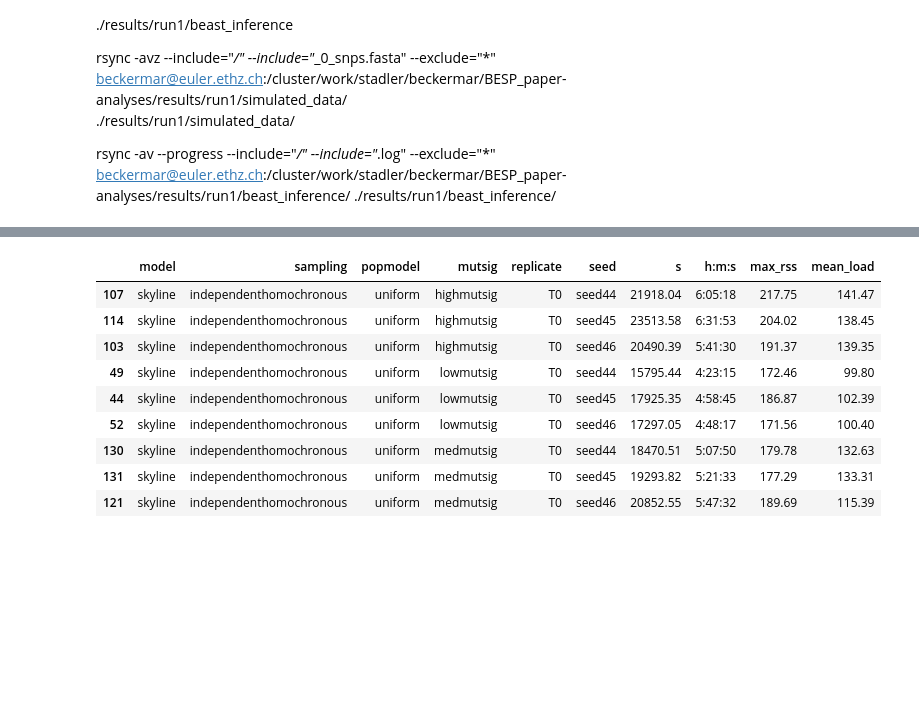
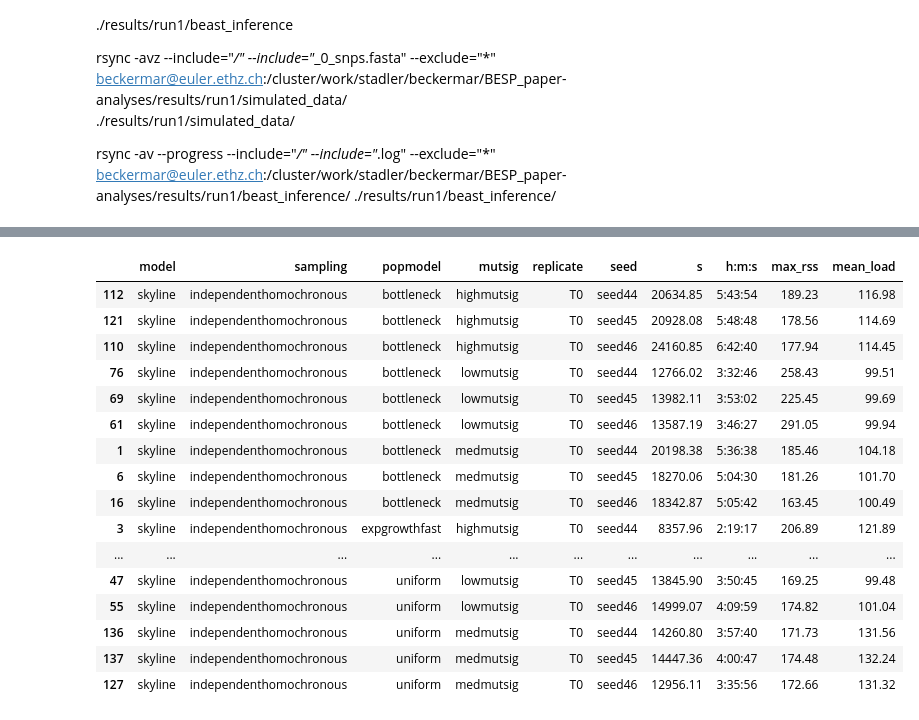
Before and after one commit to marie3003/BESP_paper-analyses, a Jupyter notebook: workflows/population_models.ipynb, the cells around one changed output, grey strips where cells are left out. Saved outputs shown, nothing was run; the diff lists cells and outputs as text; code cells hidden in the pictures; blank space fills up the shorter version.

```diff
--- a/workflows/population_models.ipynb
+++ b/workflows/population_models.ipynb
@@ -287,16 +287,23 @@ runtime_summary.groupby(["model", "sampling", "popmodel", "mutsig"])["max_rss"].
 # %%
-runtime_summary.sort_values(['model', 'sampling', 'popmodel', 'mutsig', 'replicate', 'seed'])[96:105]
+runtime_summary.sort_values(['model', 'sampling', 'popmodel', 'mutsig', 'replicate', 'seed'])[72:108]
 # %% [output]
 |  | model | sampling | popmodel | mutsig | replicate | seed | s | h:m:s | max_rss | mean_load |
-| 107 | skyline | independenthomochronous | uniform | highmutsig | T0 | seed44 | 21918.04 | 6:05:18 | 217.75 | 141.47 |
-| 114 | skyline | independenthomochronous | uniform | highmutsig | T0 | seed45 | 23513.58 | 6:31:53 | 204.02 | 138.45 |
-| 103 | skyline | independenthomochronous | uniform | highmutsig | T0 | seed46 | 20490.39 | 5:41:30 | 191.37 | 139.35 |
-| 49 | skyline | independenthomochronous | uniform | lowmutsig | T0 | seed44 | 15795.44 | 4:23:15 | 172.46 | 99.80 |
-| 44 | skyline | independenthomochronous | uniform | lowmutsig | T0 | seed45 | 17925.35 | 4:58:45 | 186.87 | 102.39 |
-| 52 | skyline | independenthomochronous | uniform | lowmutsig | T0 | seed46 | 17297.05 | 4:48:17 | 171.56 | 100.40 |
-| 130 | skyline | independenthomochronous | uniform | medmutsig | T0 | seed44 | 18470.51 | 5:07:50 | 179.78 | 132.63 |
-| 131 | skyline | independenthomochronous | uniform | medmutsig | T0 | seed45 | 19293.82 | 5:21:33 | 177.29 | 133.31 |
-| 121 | skyline | independenthomochronous | uniform | medmutsig | T0 | seed46 | 20852.55 | 5:47:32 | 189.69 | 115.39 |
+| 112 | skyline | independenthomochronous | bottleneck | highmutsig | T0 | seed44 | 20634.85 | 5:43:54 | 189.23 | 116.98 |
+| 121 | skyline | independenthomochronous | bottleneck | highmutsig | T0 | seed45 | 20928.08 | 5:48:48 | 178.56 | 114.69 |
+| 110 | skyline | independenthomochronous | bottleneck | highmutsig | T0 | seed46 | 24160.85 | 6:42:40 | 177.94 | 114.45 |
+| 76 | skyline | independenthomochronous | bottleneck | lowmutsig | T0 | seed44 | 12766.02 | 3:32:46 | 258.43 | 99.51 |
+| 69 | skyline | independenthomochronous | bottleneck | lowmutsig | T0 | seed45 | 13982.11 | 3:53:02 | 225.45 | 99.69 |
+| 61 | skyline | independenthomochronous | bottleneck | lowmutsig | T0 | seed46 | 13587.19 | 3:46:27 | 291.05 | 99.94 |
+| 1 | skyline | independenthomochronous | bottleneck | medmutsig | T0 | seed44 | 20198.38 | 5:36:38 | 185.46 | 104.18 |
+| 6 | skyline | independenthomochronous | bottleneck | medmutsig | T0 | seed45 | 18270.06 | 5:04:30 | 181.26 | 101.70 |
+| 16 | skyline | independenthomochronous | bottleneck | medmutsig | T0 | seed46 | 18342.87 | 5:05:42 | 163.45 | 100.49 |
+| 3 | skyline | independenthomochronous | expgrowthfast | highmutsig | T0 | seed44 | 8357.96 | 2:19:17 | 206.89 | 121.89 |
+| ... | ... | ... | ... | ... | ... | ... | ... | ... | ... | ... |
+| 47 | skyline | independenthomochronous | uniform | lowmutsig | T0 | seed45 | 13845.90 | 3:50:45 | 169.25 | 99.48 |
+| 55 | skyline | independenthomochronous | uniform | lowmutsig | T0 | seed46 | 14999.07 | 4:09:59 | 174.82 | 101.04 |
+| 136 | skyline | independenthomochronous | uniform | medmutsig | T0 | seed44 | 14260.80 | 3:57:40 | 171.73 | 131.56 |
+| 137 | skyline | independenthomochronous | uniform | medmutsig | T0 | seed45 | 14447.36 | 4:00:47 | 174.48 | 132.24 |
+| 127 | skyline | independenthomochronous | uniform | medmutsig | T0 | seed46 | 12956.11 | 3:35:56 | 172.66 | 131.32 |
 # %% [markdown]
 ### Tracer analysis where we need longer / less long MCMC runs
 Results are before I removed one of the operators
```
Also changed, not shown: parts of 5 cells of this notebook, 22 other files.
